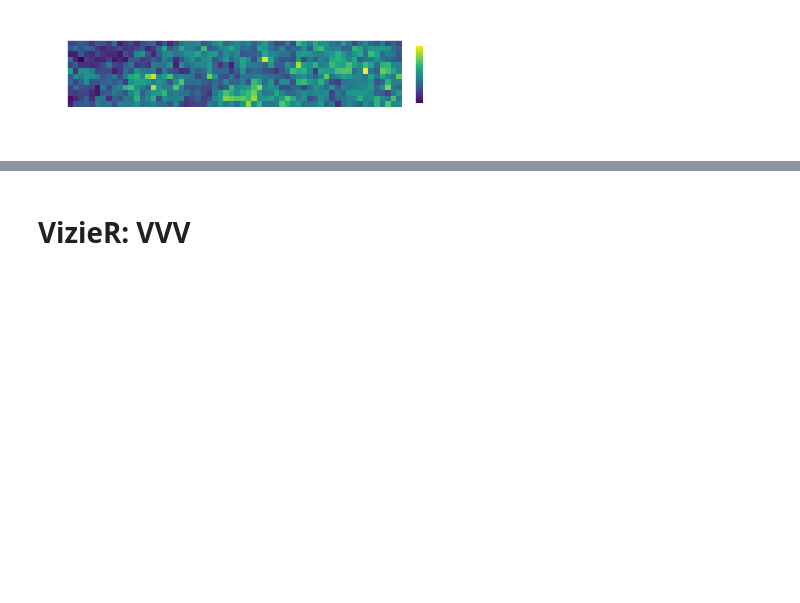
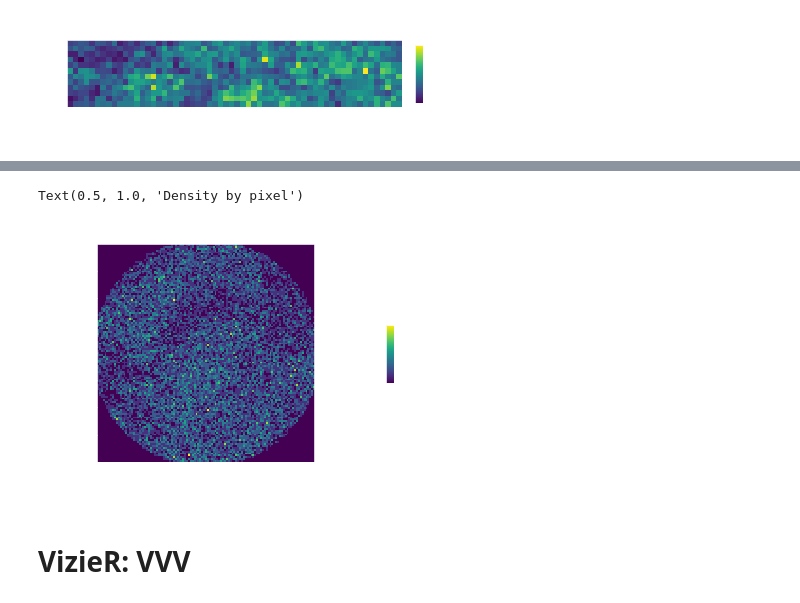
Before and after one commit to mjamesfero/PaschenAlphaModeling, a Jupyter notebook: Plotting Real Stars.ipynb, the cells around one changed output, grey strips where cells are left out. Drawn from its saved outputs; the diff is of its cells as text; code cells hidden in the pictures; blank space fills up the shorter version.

```diff
--- a/Plotting Real Stars.ipynb
+++ b/Plotting Real Stars.ipynb
@@ -67,3 +70,25 @@ Text(0.5, 1.0, 'Number of sources with K<7 per 25x25 arcminute region')
+# %%
+all_2mass = Vizier.query_region(SkyCoord(2.5*u.deg, 0.1*u.deg, frame='galactic'),
+                           radius=12.5*u.arcmin, catalog="II/246")[0]
+crds_3mass = coord.SkyCoord(all_2mass['RAJ2000'], all_2mass['DEJ2000'], frame='fk5', unit=(u.deg, u.deg)).galactic
+# %%
+gridy,gridx = np.mgrid[-0.1:0.3:0.003472222, 2.3:2.7:0.003472222]
+his,xe,ye = np.histogram2d(crds_3mass.galactic.l.wrap_at(180*u.deg).deg, crds_3mass.galactic.b.deg, bins=[gridx[0,:], gridy[:,0]])
+
+fig = plt.figure(1)
+fig.clf()
+ax = fig.gca()
+plt.imshow(his.T, extent=[xe.min(),xe.max(),ye.min(),ye.max()])
+ax.set_aspect('equal') #gridx.shape[1]/gridx.shape[0])
+cax = fig.add_axes([0.93, 0.4, 0.02, 0.2])
+plt.colorbar(cax=cax)
+
+ax.set_xlabel("Galactic Longitude")
+ax.set_ylabel("Galactic Latitude")
+ax.set_title("Density by pixel")
+# %% [output]
+Text(0.5, 1.0, 'Density by pixel')
+[figure, added]
 # %% [markdown]
 # VizieR: VVV
 # %%
```
Also changed, not shown: parts of 10 cells of this notebook, 1 other file.
